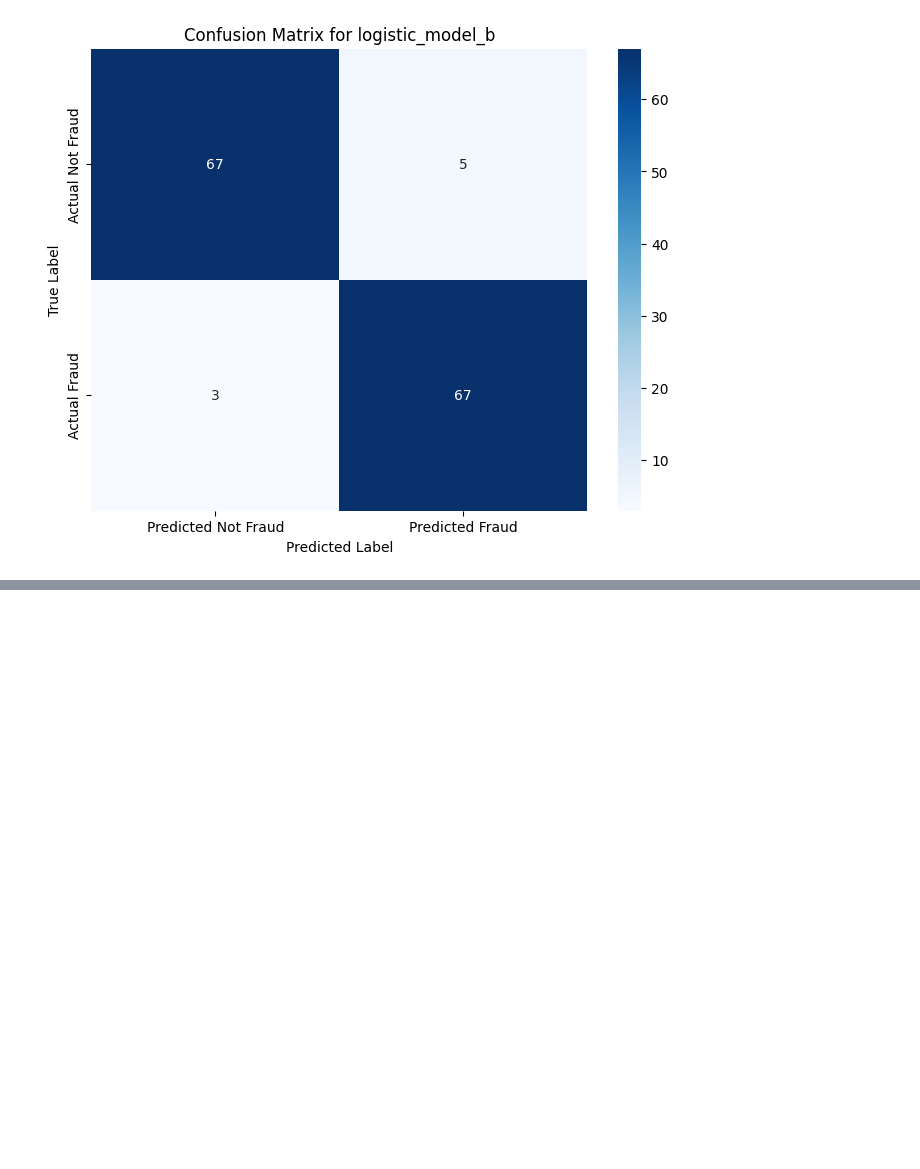
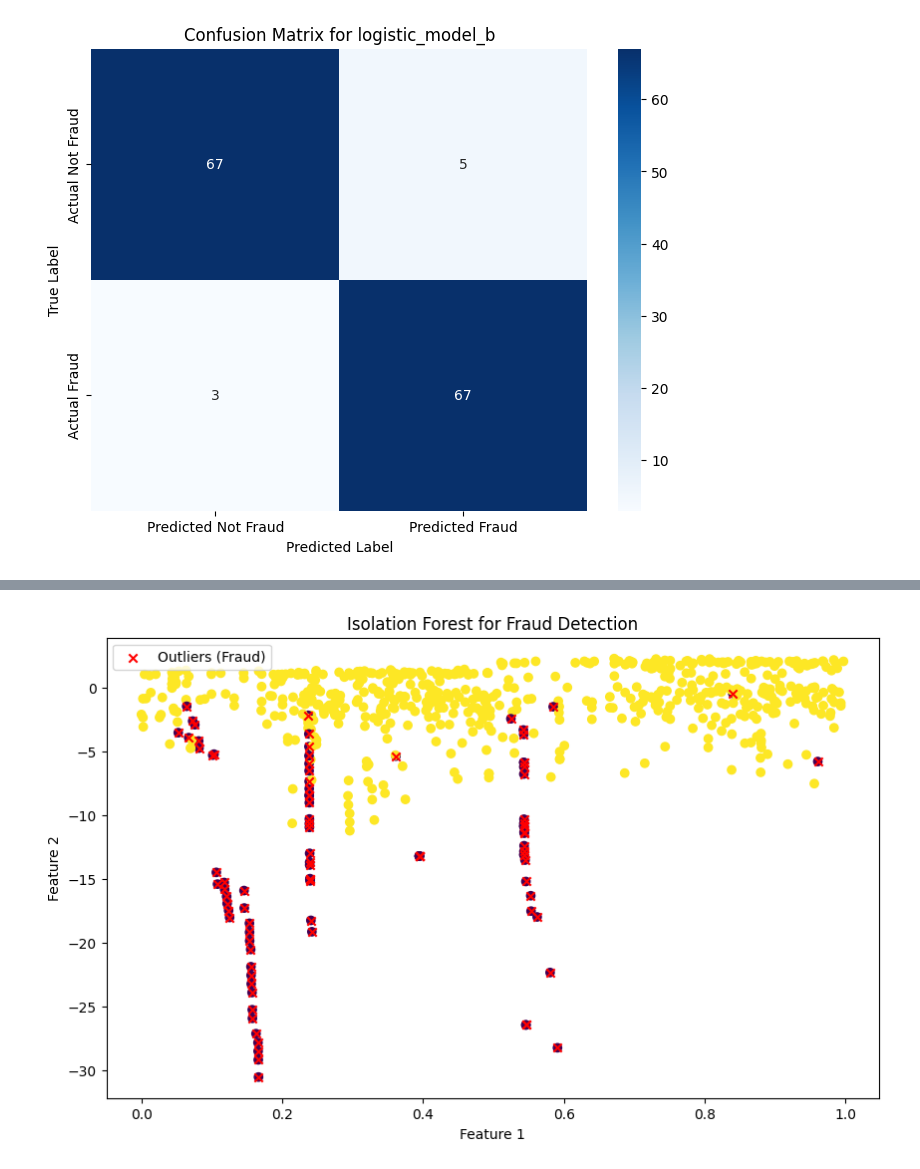
Before and after one commit to shariqkamaal/Credit-Card-Fraud-Detection-Project-using-ML, a Jupyter notebook: ML_Project_on_Credit_Card_Fraud.ipynb, the cells around one changed output, grey strips where cells are left out. Cells and saved outputs as stored; diff of their text form; code cells hidden in the pictures; blank space fills up the shorter version.

```diff
--- a/ML_Project_on_Credit_Card_Fraud.ipynb
+++ b/ML_Project_on_Credit_Card_Fraud.ipynb
@@ -443,10 +326,0 @@ weighted avg       0.74      0.74      0.74       142
-# %%
-shallow_nn_b1 = Sequential()
-shallow_nn_b1.add(InputLayer((x_train.shape[1],)))
-shallow_nn_b1.add(Dense(1, 'relu'))
-shallow_nn_b1.add(BatchNormalization())
-shallow_nn_b1.add(Dense(1, 'sigmoid'))
-
-checkpoint = ModelCheckpoint('shallow_nn_b1.keras', save_best_only=True) # Add .keras to the filepath
-shallow_nn_b1.compile(optimizer='adam', loss='binary_crossentropy', metrics=['accuracy'])
-shallow_nn_b1.fit(x_train_b, y_train_b, validation_data=(x_val_b, y_val_b), epochs=40, callbacks=checkpoint)
@@ -472,2 +326,0 @@ Epoch 40/40
-# %%
-shallow_nn_b1.fit(x_train_b, y_train_b, validation_data=(x_val_b, y_val_b), epochs=40, callbacks=checkpoint)
@@ -543,7 +363,3 @@ print(classification_report(y_val_b, svc.predict(x_val_b), target_names=['Not Fr
     accuracy                           0.96       142
    macro avg       0.96      0.96      0.96       142
 weighted avg       0.96      0.96      0.96       142
-# %%
-svc_b = LinearSVC(class_weight='balanced')
-svc_b.fit(x_train_b, y_train_b)
-print(classification_report(y_val_b, svc.predict(x_val_b), target_names=['Not Fraud', 'Fraud']))
@@ -607,0 +441,30 @@ plt.show()
+# %%
+from sklearn.ensemble import IsolationForest
+import matplotlib.pyplot as plt
+
+# Assuming x_train_b and y_train_b are your training data
+# Fit the Isolation Forest model
+model = IsolationForest(contamination='auto', random_state=42)
+model.fit(x_train_b)
+
+# Get anomaly scores
+anomaly_scores = model.decision_function(x_train_b)
+
+# Predict anomalies
+predictions = model.predict(x_train_b)
+# %%
+# Visualize the results
+plt.figure(figsize=(10, 6))
+plt.scatter(x_train_b[:, 0], x_train_b[:, 1], c=predictions, cmap='viridis')
+plt.title('Isolation Forest for Fraud Detection')
+plt.xlabel('Feature 1')
+plt.ylabel('Feature 2')
+
+# Highlight outliers (anomalies)
+outliers = x_train_b[predictions == -1]
+plt.scatter(outliers[:, 0], outliers[:, 1], c='red', marker='x', label='Outliers (Fraud)')
+
+plt.legend()
+plt.show()
+# %% [output]
+[figure, added]
```
Also changed, not shown: parts of 16 cells of this notebook.
